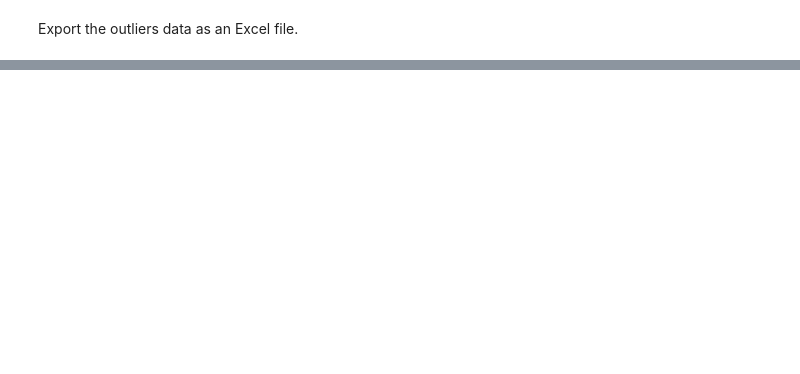
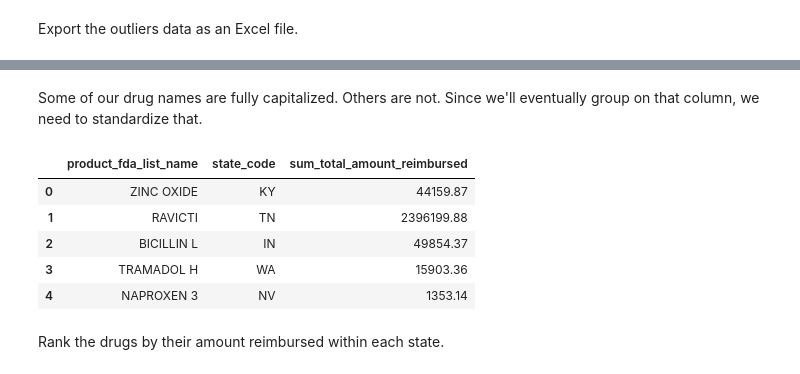
Before and after one commit to PublicI/medicaid-influence-analysis, a Jupyter notebook: medicaid_analysis.ipynb, the cells around one changed output, grey strips where cells are left out. Saved outputs shown, nothing was run; the diff lists cells and outputs as text; code cells hidden in the pictures; blank space fills up the shorter version.

```diff
--- a/medicaid_analysis.ipynb
+++ b/medicaid_analysis.ipynb
@@ -110,0 +157,14 @@ outliers.to_excel("medicaid_drug_utilization_outliers.xlsx")
+# %% [markdown]
+Some of our drug names are fully capitalized. Others are not. Since we'll eventually group on that column, we need to standardize that.
+# %%
+amount["product_fda_list_name"] = amount["product_fda_list_name"].str.upper()
+amount.head()
+# %% [output]
+|  | product_fda_list_name | state_code | sum_total_amount_reimbursed |
+| 0 | ZINC OXIDE | KY | 44159.87 |
+| 1 | RAVICTI | TN | 2396199.88 |
+| 2 | BICILLIN L | IN | 49854.37 |
+| 3 | TRAMADOL H | WA | 15903.36 |
+| 4 | NAPROXEN 3 | NV | 1353.14 |
+# %% [markdown]
+Rank the drugs by their amount reimbursed within each state.
```
Also changed, not shown: parts of 31 cells of this notebook.
